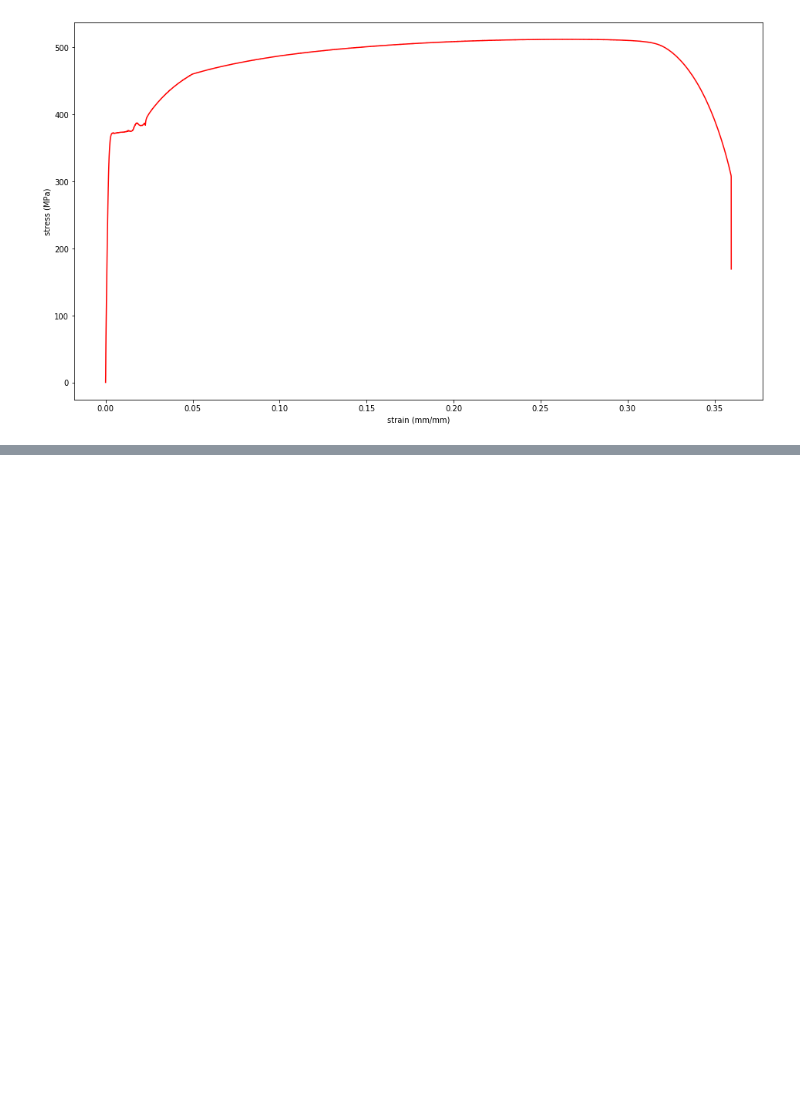
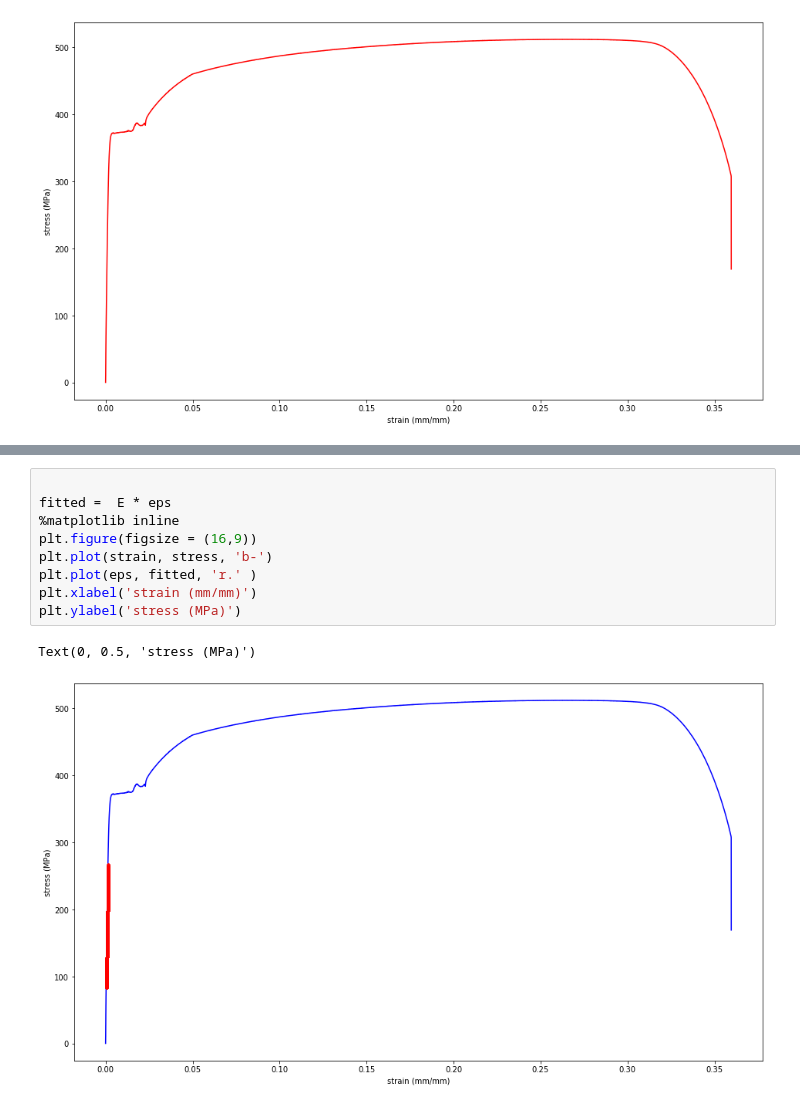
Before and after one commit to pedrodamas0803/mechtest_ufmg, a Jupyter notebook: tensile_test.ipynb, the cells around one changed output, grey strips where cells are left out. Cells and saved outputs as stored; diff of their text form; blank space fills up the shorter version.

```diff
--- a/tensile_test.ipynb
+++ b/tensile_test.ipynb
@@ -37,3 +68,15 @@ def yielding:
+# %%
+
+fitted =  E * eps
+%matplotlib inline
+plt.figure(figsize = (16,9))
+plt.plot(strain, stress, 'b-')
+plt.plot(eps, fitted, 'r.' )
+plt.xlabel('strain (mm/mm)')
+plt.ylabel('stress (MPa)')
+# %% [output]
+Text(0, 0.5, 'stress (MPa)')
+[figure, added]
 # %%
 def de(strain):
     deps = []
```
Also changed, not shown: parts of 14 cells of this notebook.
